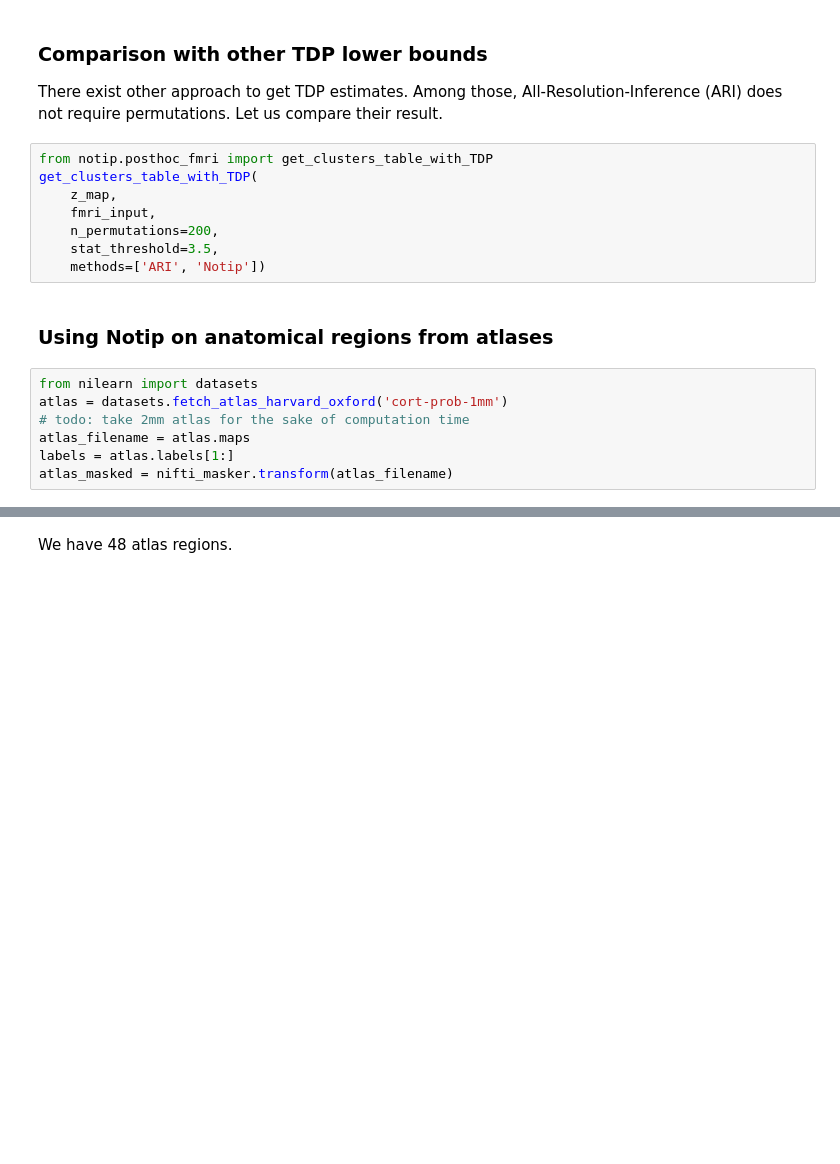
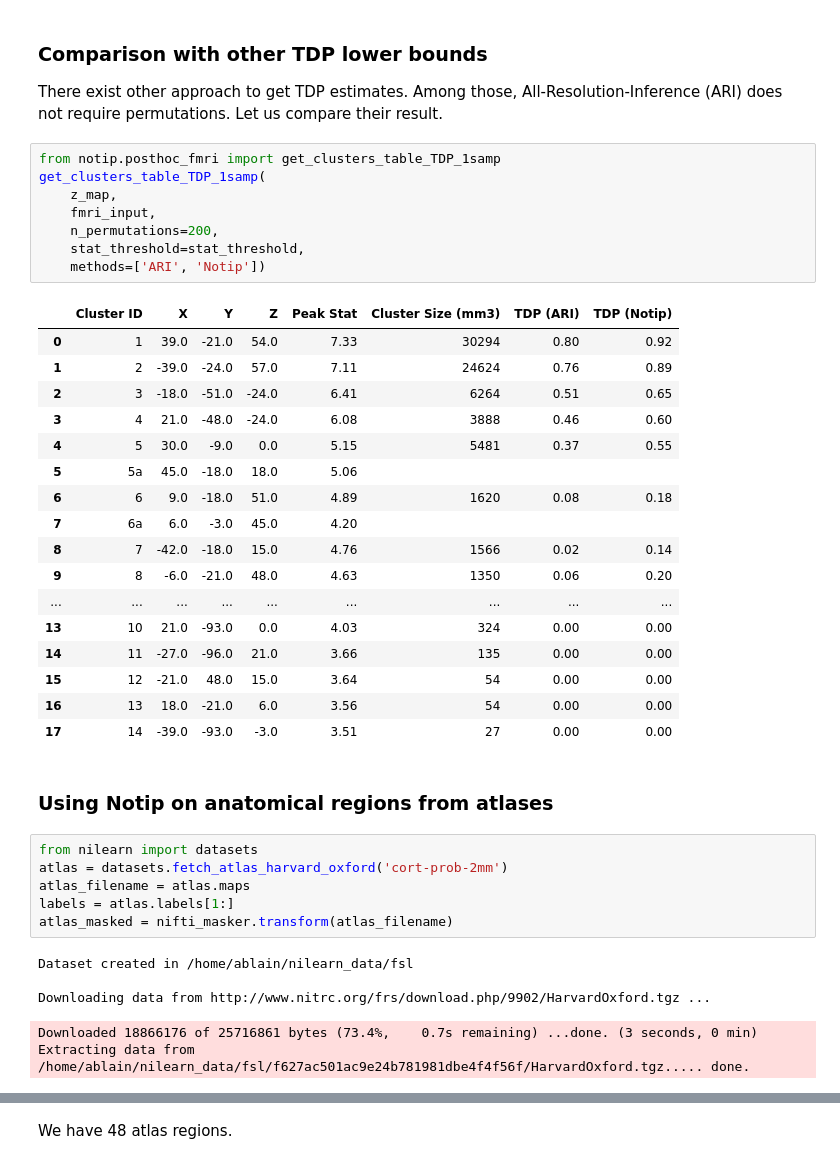
Before and after one commit to alexblnn/Notip, a Jupyter notebook: notebooks/notip_ohbm_v2.ipynb, the cells around one changed output, grey strips where cells are left out. Drawn from its saved outputs; the diff is of its cells as text; blank space fills up the shorter version.

```diff
--- a/notebooks/notip_ohbm_v2.ipynb
+++ b/notebooks/notip_ohbm_v2.ipynb
@@ -86,21 +111,44 @@ We have reduced the number of permutations to 200 for the sake of computation ti
 
 There exist other approach to get TDP estimates. Among those, All-Resolution-Inference (ARI) does not require permutations. Let us compare their result.
 # %%
-from notip.posthoc_fmri import get_clusters_table_with_TDP
-get_clusters_table_with_TDP(
+from notip.posthoc_fmri import get_clusters_table_TDP_1samp
+get_clusters_table_TDP_1samp(
     z_map,
     fmri_input,
     n_permutations=200,
-    stat_threshold=3.5,
+    stat_threshold=stat_threshold,
     methods=['ARI', 'Notip'])
+# %% [output]
+|  | Cluster ID | X | Y | Z | Peak Stat | Cluster Size (mm3) | TDP (ARI) | TDP (Notip) |
+| 0 | 1 | 39.0 | -21.0 | 54.0 | 7.33 | 30294 | 0.80 | 0.92 |
+| 1 | 2 | -39.0 | -24.0 | 57.0 | 7.11 | 24624 | 0.76 | 0.89 |
+| 2 | 3 | -18.0 | -51.0 | -24.0 | 6.41 | 6264 | 0.51 | 0.65 |
+| 3 | 4 | 21.0 | -48.0 | -24.0 | 6.08 | 3888 | 0.46 | 0.60 |
+| 4 | 5 | 30.0 | -9.0 | 0.0 | 5.15 | 5481 | 0.37 | 0.55 |
+| 5 | 5a | 45.0 | -18.0 | 18.0 | 5.06 |  |  |  |
+| 6 | 6 | 9.0 | -18.0 | 51.0 | 4.89 | 1620 | 0.08 | 0.18 |
+| 7 | 6a | 6.0 | -3.0 | 45.0 | 4.20 |  |  |  |
+| 8 | 7 | -42.0 | -18.0 | 15.0 | 4.76 | 1566 | 0.02 | 0.14 |
+| 9 | 8 | -6.0 | -21.0 | 48.0 | 4.63 | 1350 | 0.06 | 0.20 |
+| ... | ... | ... | ... | ... | ... | ... | ... | ... |
+| 13 | 10 | 21.0 | -93.0 | 0.0 | 4.03 | 324 | 0.00 | 0.00 |
+| 14 | 11 | -27.0 | -96.0 | 21.0 | 3.66 | 135 | 0.00 | 0.00 |
+| 15 | 12 | -21.0 | 48.0 | 15.0 | 3.64 | 54 | 0.00 | 0.00 |
+| 16 | 13 | 18.0 | -21.0 | 6.0 | 3.56 | 54 | 0.00 | 0.00 |
+| 17 | 14 | -39.0 | -93.0 | -3.0 | 3.51 | 27 | 0.00 | 0.00 |
 # %% [markdown]
 ### Using Notip on anatomical regions from atlases
 # %%
 from nilearn import datasets
-atlas = datasets.fetch_atlas_harvard_oxford('cort-prob-1mm')
-# todo: take 2mm atlas for the sake of computation time
+atlas = datasets.fetch_atlas_harvard_oxford('cort-prob-2mm')
 atlas_filename = atlas.maps
 labels = atlas.labels[1:]
 atlas_masked = nifti_masker.transform(atlas_filename)
+# %% [output]
+Dataset created in /home/ablain/nilearn_data/fsl
+
+Downloading data from http://www.nitrc.org/frs/download.php/9902/HarvardOxford.tgz ...
+Downloaded 18866176 of 25716861 bytes (73.4%,    0.7s remaining) ...done. (3 seconds, 0 min)
+Extracting data from /home/ablain/nilearn_data/fsl/f627ac501ac9e24b781981dbe4f4f56f/HarvardOxford.tgz..... done.
 # %%
 len(labels)
```
Also changed, not shown: parts of 25 cells of this notebook.
